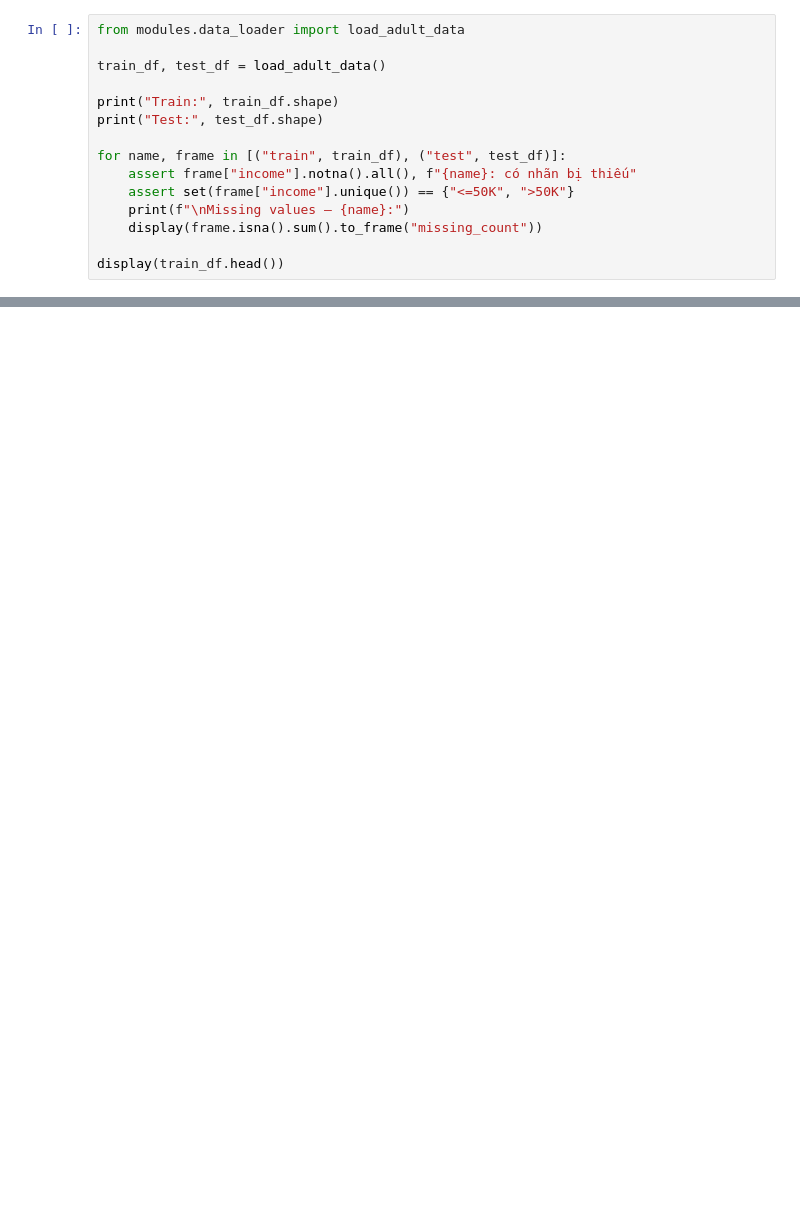
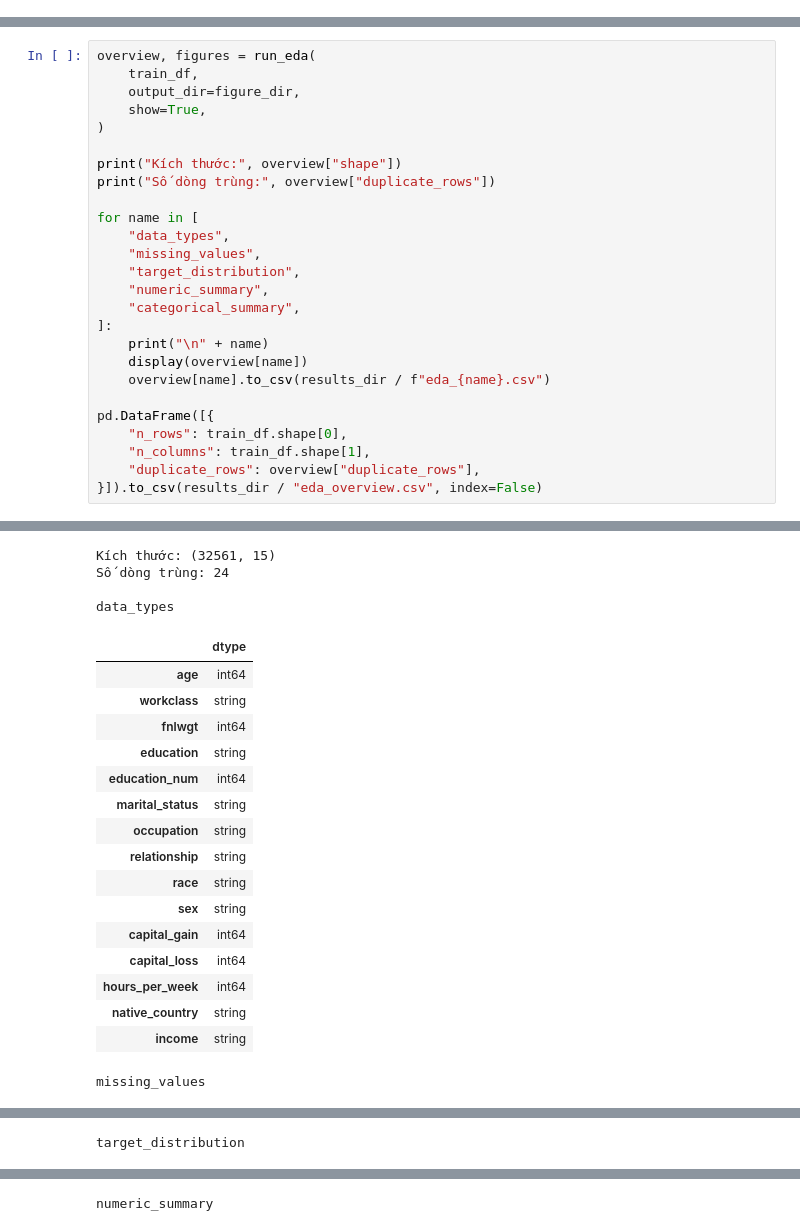
Before and after one commit to Tri8505/ML-Assignment-Adult-Census, a Jupyter notebook: notebooks/main_pipeline.ipynb, the cells around one changed output, grey strips where cells are left out. Cells and saved outputs as stored; diff of their text form; blank space fills up the shorter version.

```diff
--- a/notebooks/main_pipeline.ipynb
+++ b/notebooks/main_pipeline.ipynb
@@ -23,15 +2,0 @@ if not PROJECT_DIR.exists():
-# %%
-from modules.data_loader import load_adult_data
-
-train_df, test_df = load_adult_data()
-
-print("Train:", train_df.shape)
-print("Test:", test_df.shape)
-
-for name, frame in [("train", train_df), ("test", test_df)]:
-    assert frame["income"].notna().all(), f"{name}: có nhãn bị thiếu"
-    assert set(frame["income"].unique()) == {"<=50K", ">50K"}
-    print(f"\nMissing values — {name}:")
-    display(frame.isna().sum().to_frame("missing_count"))
-
-display(train_df.head())
@@ -855,0 +111,27 @@ y_test.npy: shape=(16281,), size=0.12 MB
+# %%
+overview, figures = run_eda(
+    train_df,
+    output_dir=figure_dir,
+    show=True,
+)
+
+print("Kích thước:", overview["shape"])
+print("Số dòng trùng:", overview["duplicate_rows"])
+
+for name in [
+    "data_types",
+    "missing_values",
+    "target_distribution",
+    "numeric_summary",
+    "categorical_summary",
+]:
+    print("\n" + name)
+    display(overview[name])
+    overview[name].to_csv(results_dir / f"eda_{name}.csv")
+
+pd.DataFrame([{
+    "n_rows": train_df.shape[0],
+    "n_columns": train_df.shape[1],
+    "duplicate_rows": overview["duplicate_rows"],
+}]).to_csv(results_dir / "eda_overview.csv", index=False)
+# %% [output]
@@ -855,0 +142,21 @@ y_test.npy: shape=(16281,), size=0.12 MB
+Kích thước: (32561, 15)
+Số dòng trùng: 24
+
+data_types
+|  | dtype |
+| age | int64 |
+| workclass | string |
+| fnlwgt | int64 |
+| education | string |
+| education_num | int64 |
+| marital_status | string |
+| occupation | string |
+| relationship | string |
+| race | string |
+| sex | string |
+| capital_gain | int64 |
+| capital_loss | int64 |
+| hours_per_week | int64 |
+| native_country | string |
+| income | string |
+missing_values
@@ -855,0 +179 @@ y_test.npy: shape=(16281,), size=0.12 MB
+target_distribution
@@ -855,0 +184 @@ y_test.npy: shape=(16281,), size=0.12 MB
+numeric_summary
```
Also changed, not shown: parts of 37 cells of this notebook.
